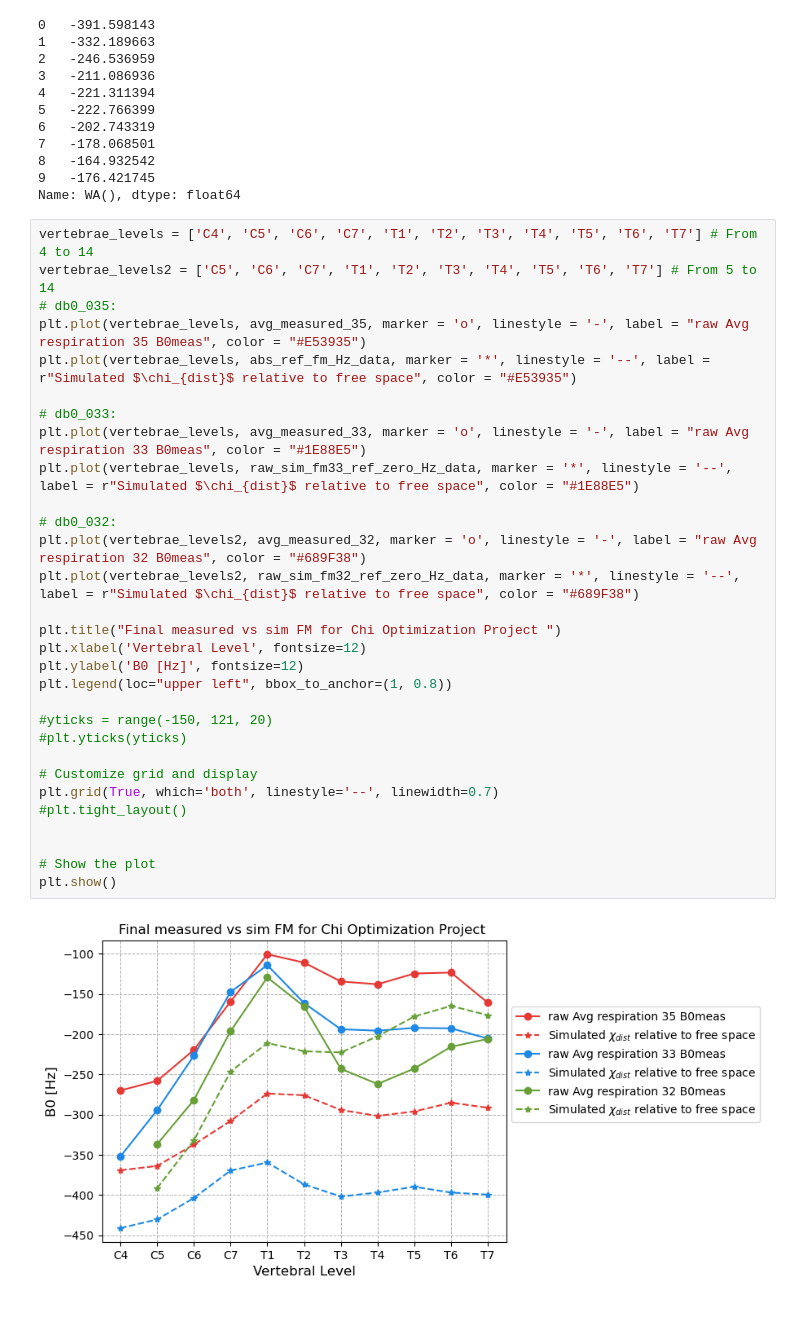
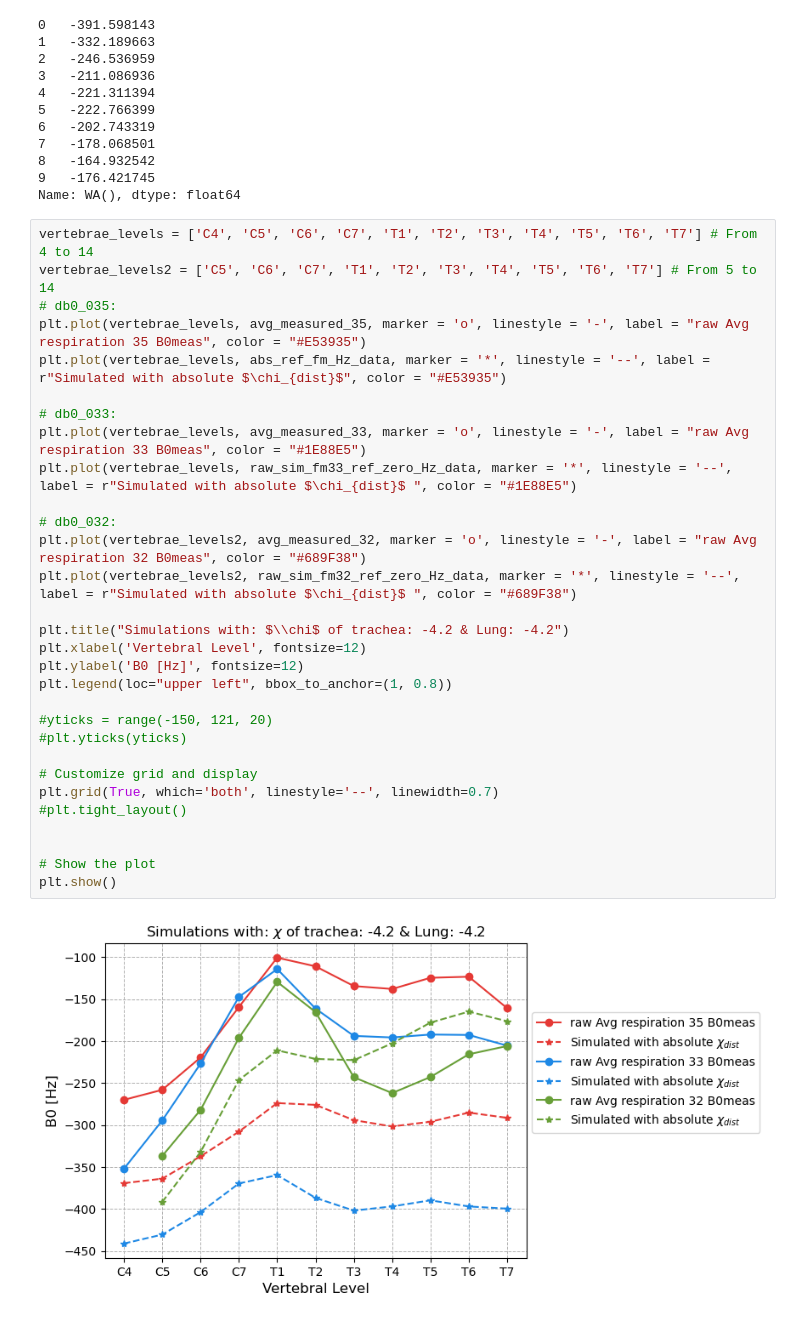
Before and after one commit to sriosq/Image-processing-strategies, a Jupyter notebook: compare_fieldmap/db0_035_and_all.ipynb, the cells around one changed output. Cells and saved outputs as stored; diff of their text form.

```diff
--- a/compare_fieldmap/db0_035_and_all.ipynb
+++ b/compare_fieldmap/db0_035_and_all.ipynb
@@ -467,32 +545,32 @@ Name: WA(), dtype: float64
 # %%
 vertebrae_levels = ['C4', 'C5', 'C6', 'C7', 'T1', 'T2', 'T3', 'T4', 'T5', 'T6', 'T7'] # From 4 to 14
 vertebrae_levels2 = ['C5', 'C6', 'C7', 'T1', 'T2', 'T3', 'T4', 'T5', 'T6', 'T7'] # From 5 to 14
 # db0_035:
 plt.plot(vertebrae_levels, avg_measured_35, marker = 'o', linestyle = '-', label = "raw Avg respiration 35 B0meas", color = "#E53935")
-plt.plot(vertebrae_levels, abs_ref_fm_Hz_data, marker = '*', linestyle = '--', label = r"Simulated $\chi_{dist}$ relative to free space", color = "#E53935")
+plt.plot(vertebrae_levels, abs_ref_fm_Hz_data, marker = '*', linestyle = '--', label = r"Simulated with absolute $\chi_{dist}$", color = "#E53935")
 
 # db0_033:
 plt.plot(vertebrae_levels, avg_measured_33, marker = 'o', linestyle = '-', label = "raw Avg respiration 33 B0meas", color = "#1E88E5")
-plt.plot(vertebrae_levels, raw_sim_fm33_ref_zero_Hz_data, marker = '*', linestyle = '--', label = r"Simulated $\chi_{dist}$ relative to free space", color = "#1E88E5")
+plt.plot(vertebrae_levels, raw_sim_fm33_ref_zero_Hz_data, marker = '*', linestyle = '--', label = r"Simulated with absolute $\chi_{dist}$ ", color = "#1E88E5")
 
 # db0_032:
 plt.plot(vertebrae_levels2, avg_measured_32, marker = 'o', linestyle = '-', label = "raw Avg respiration 32 B0meas", color = "#689F38")
-plt.plot(vertebrae_levels2, raw_sim_fm32_ref_zero_Hz_data, marker = '*', linestyle = '--', label = r"Simulated $\chi_{dist}$ relative to free space", color = "#689F38")
+plt.plot(vertebrae_levels2, raw_sim_fm32_ref_zero_Hz_data, marker = '*', linestyle = '--', label = r"Simulated with absolute $\chi_{dist}$ ", color = "#689F38")
 
-plt.title("Final measured vs sim FM for Chi Optimization Project ")
+plt.title("Simulations with: $\\chi$ of trachea: -4.2 & Lung: -4.2")
 plt.xlabel('Vertebral Level', fontsize=12)
 plt.ylabel('B0 [Hz]', fontsize=12)
 plt.legend(loc="upper left", bbox_to_anchor=(1, 0.8))
 
 #yticks = range(-150, 121, 20)
 #plt.yticks(yticks)
 
 # Customize grid and display
 plt.grid(True, which='both', linestyle='--', linewidth=0.7)
 #plt.tight_layout()
 
 
 # Show the plot
 plt.show()
 # %% [output]
-[figure, old version]
+[figure, new version]
```
Also changed, not shown: parts of 10 cells of this notebook, 12 other files.
